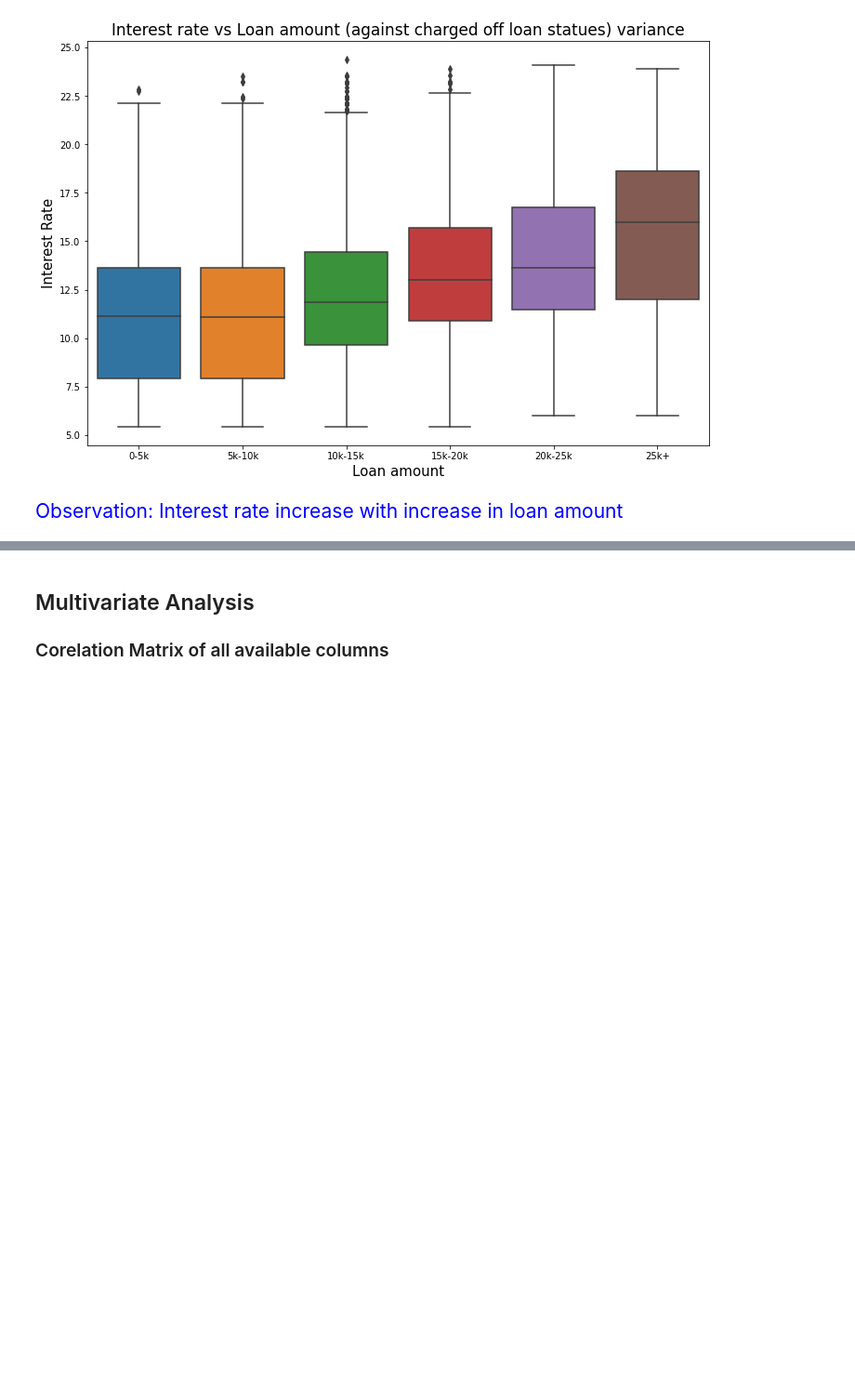
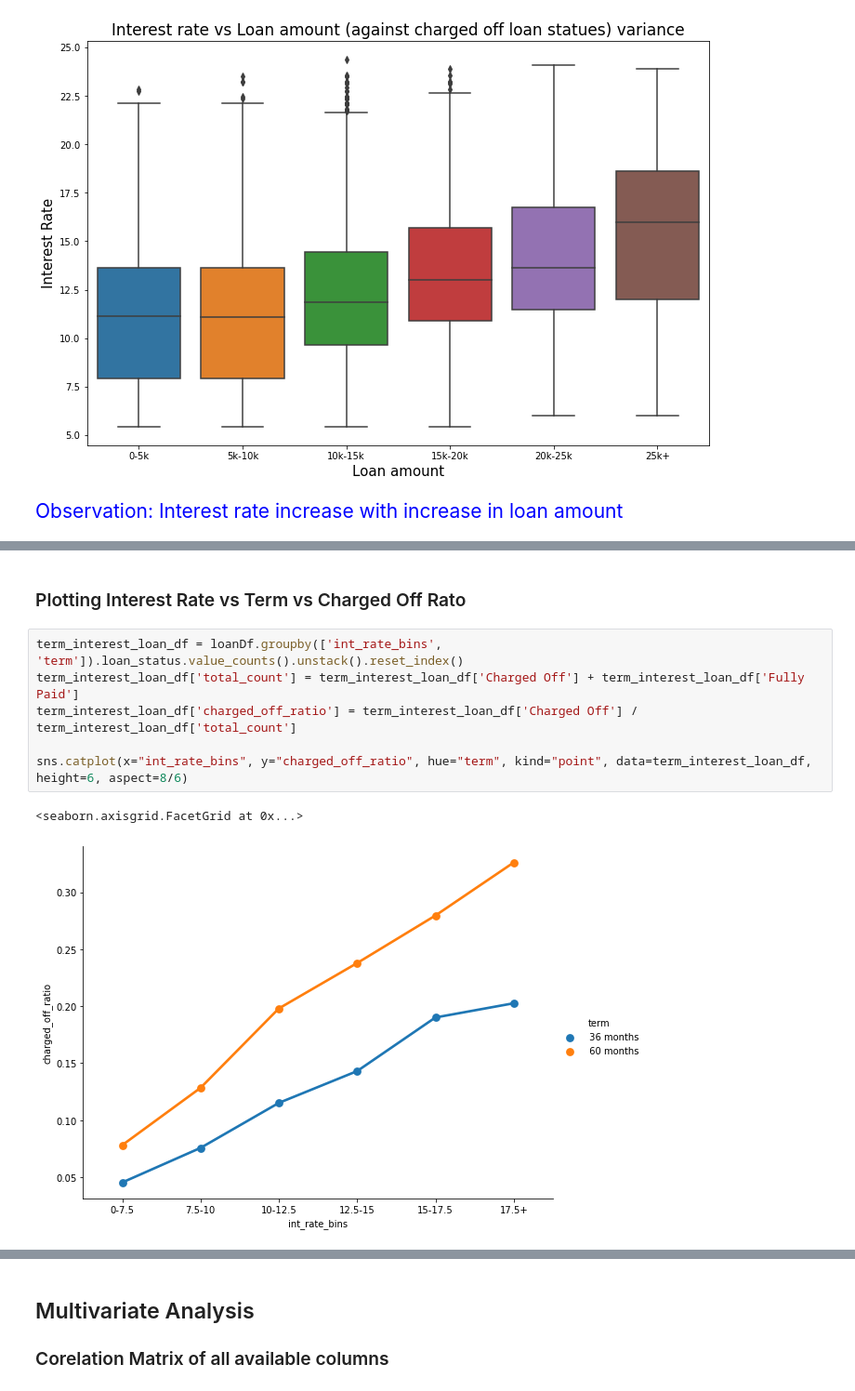
Before and after one commit to sivaprasadt246/LendingClubCaseStudy, a Jupyter notebook: SivaPrasadThota.ipynb, the cells around one changed output, grey strips where cells are left out. Shown at 93% size. Saved outputs shown, nothing was run; the diff lists cells and outputs as text; blank space fills up the shorter version.

```diff
--- a/SivaPrasadThota.ipynb
+++ b/SivaPrasadThota.ipynb
@@ -888,0 +824,11 @@ plt.show()
+# %% [markdown]
+### Plotting Interest Rate vs Term vs Charged Off Rato
+# %%
+term_interest_loan_df = loanDf.groupby(['int_rate_bins', 'term']).loan_status.value_counts().unstack().reset_index()
+term_interest_loan_df['total_count'] = term_interest_loan_df['Charged Off'] + term_interest_loan_df['Fully Paid']
+term_interest_loan_df['charged_off_ratio'] = term_interest_loan_df['Charged Off'] / term_interest_loan_df['total_count']
+
+sns.catplot(x="int_rate_bins", y="charged_off_ratio", hue="term", kind="point", data=term_interest_loan_df, height=6, aspect=8/6)
+# %% [output]
+<seaborn.axisgrid.FacetGrid at 0x...>
+[figure, added]
```
Also changed, not shown: parts of 30 cells of this notebook.
